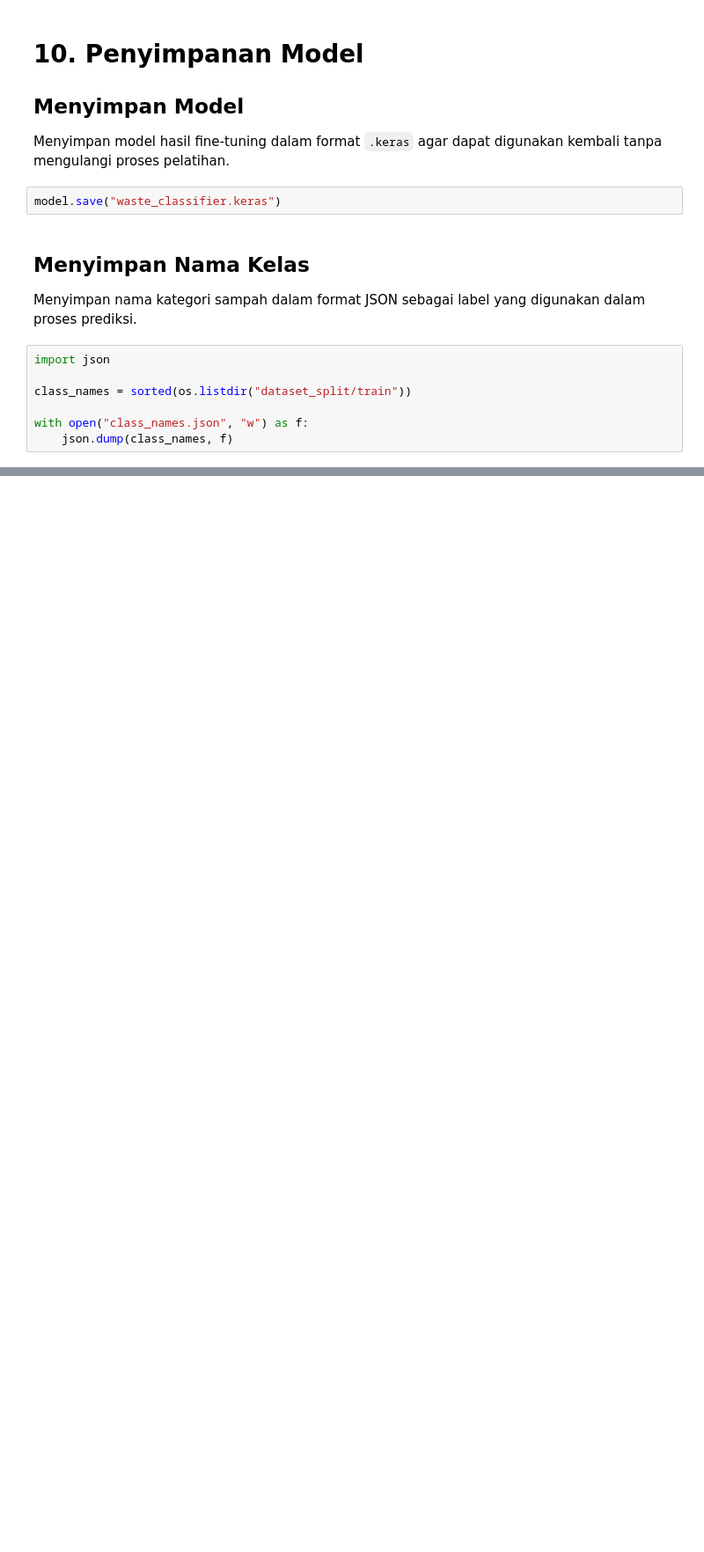
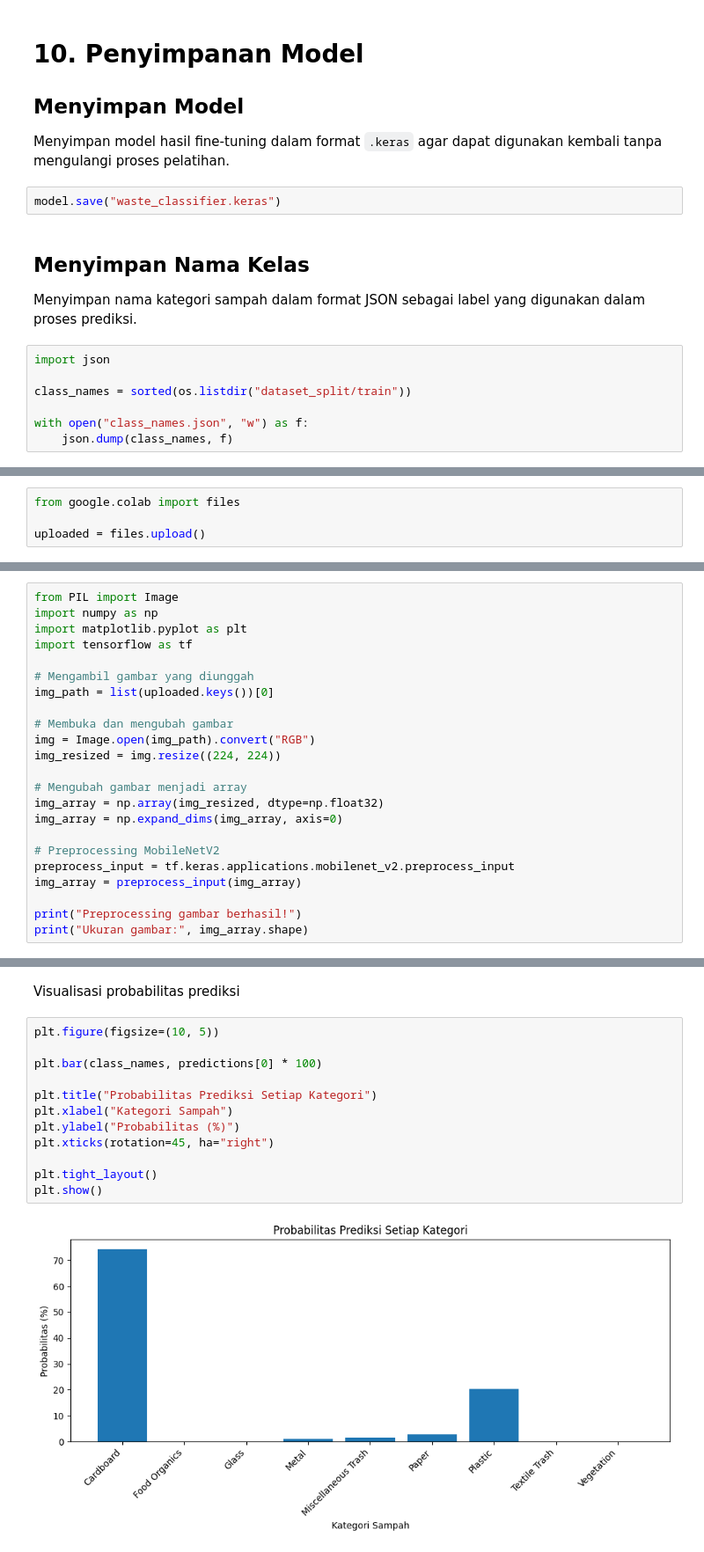
Before and after one commit to inorganicnoise/KLASIFIKASI-SAMPAH-TRANSFER-LEARNING, a Jupyter notebook: Klasifikasi_Sampah.ipynb, the cells around one changed output, grey strips where cells are left out. Shown at 88% size. Drawn from its saved outputs; the diff is of its cells as text; blank space fills up the shorter version.

```diff
--- a/Klasifikasi_Sampah.ipynb
+++ b/Klasifikasi_Sampah.ipynb
@@ -548,0 +557,4 @@ Requirement already satisfied: mdurl~=0.1 in /usr/local/lib/python3.13/dist-pack
+# %%
+from google.colab import files
+
+uploaded = files.upload()
@@ -548,0 +566,23 @@ Requirement already satisfied: mdurl~=0.1 in /usr/local/lib/python3.13/dist-pack
+# %%
+from PIL import Image
+import numpy as np
+import matplotlib.pyplot as plt
+import tensorflow as tf
+
+# Mengambil gambar yang diunggah
+img_path = list(uploaded.keys())[0]
+
+# Membuka dan mengubah gambar
+img = Image.open(img_path).convert("RGB")
+img_resized = img.resize((224, 224))
+
+# Mengubah gambar menjadi array
+img_array = np.array(img_resized, dtype=np.float32)
+img_array = np.expand_dims(img_array, axis=0)
+
+# Preprocessing MobileNetV2
+preprocess_input = tf.keras.applications.mobilenet_v2.preprocess_input
+img_array = preprocess_input(img_array)
+
+print("Preprocessing gambar berhasil!")
+print("Ukuran gambar:", img_array.shape)
@@ -548,0 +664,16 @@ Requirement already satisfied: mdurl~=0.1 in /usr/local/lib/python3.13/dist-pack
+# %% [markdown]
+Visualisasi probabilitas prediksi
+# %%
+plt.figure(figsize=(10, 5))
+
+plt.bar(class_names, predictions[0] * 100)
+
+plt.title("Probabilitas Prediksi Setiap Kategori")
+plt.xlabel("Kategori Sampah")
+plt.ylabel("Probabilitas (%)")
+plt.xticks(rotation=45, ha="right")
+
+plt.tight_layout()
+plt.show()
+# %% [output]
+[figure, added]
```
Also changed, not shown: parts of 43 cells of this notebook.
